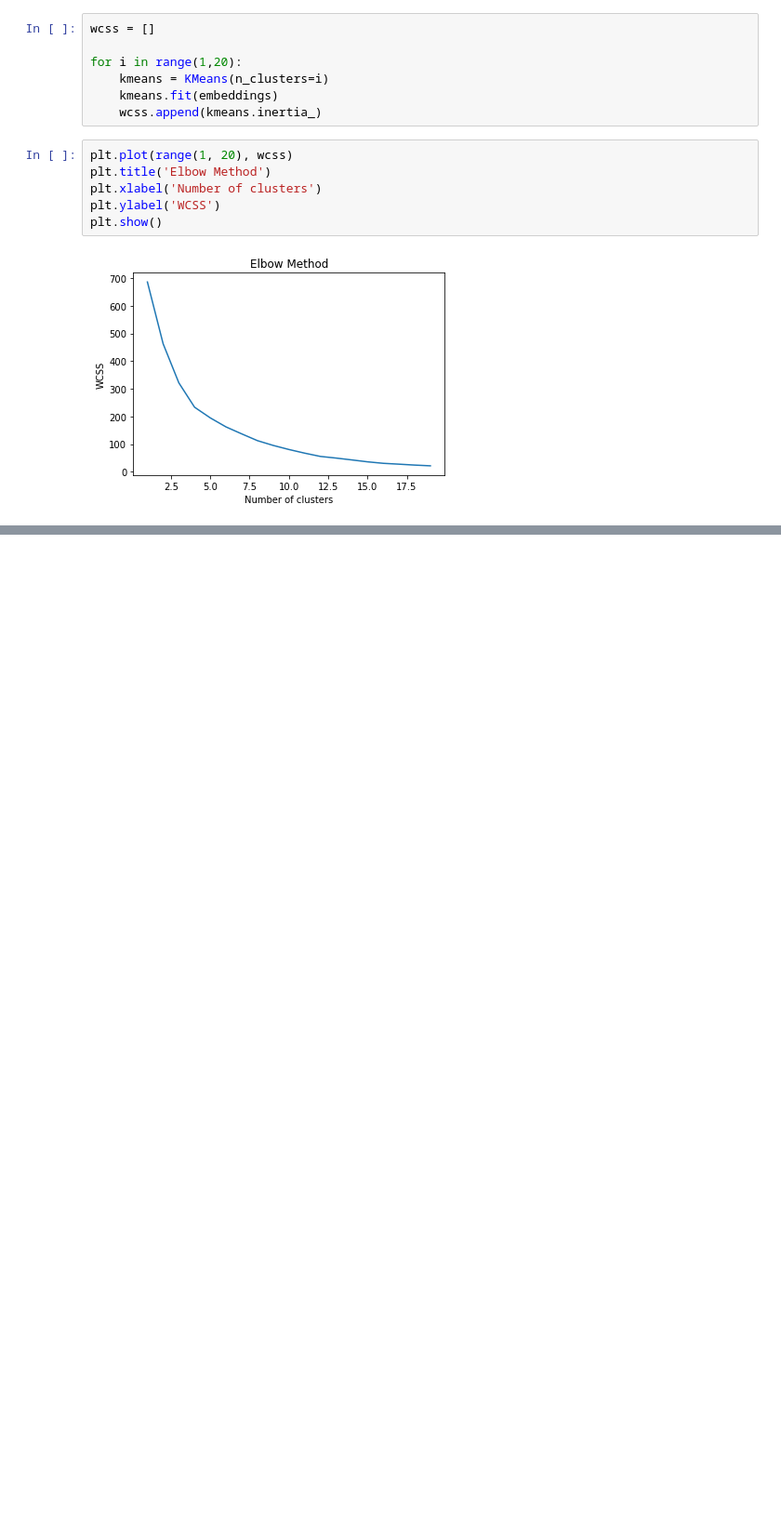
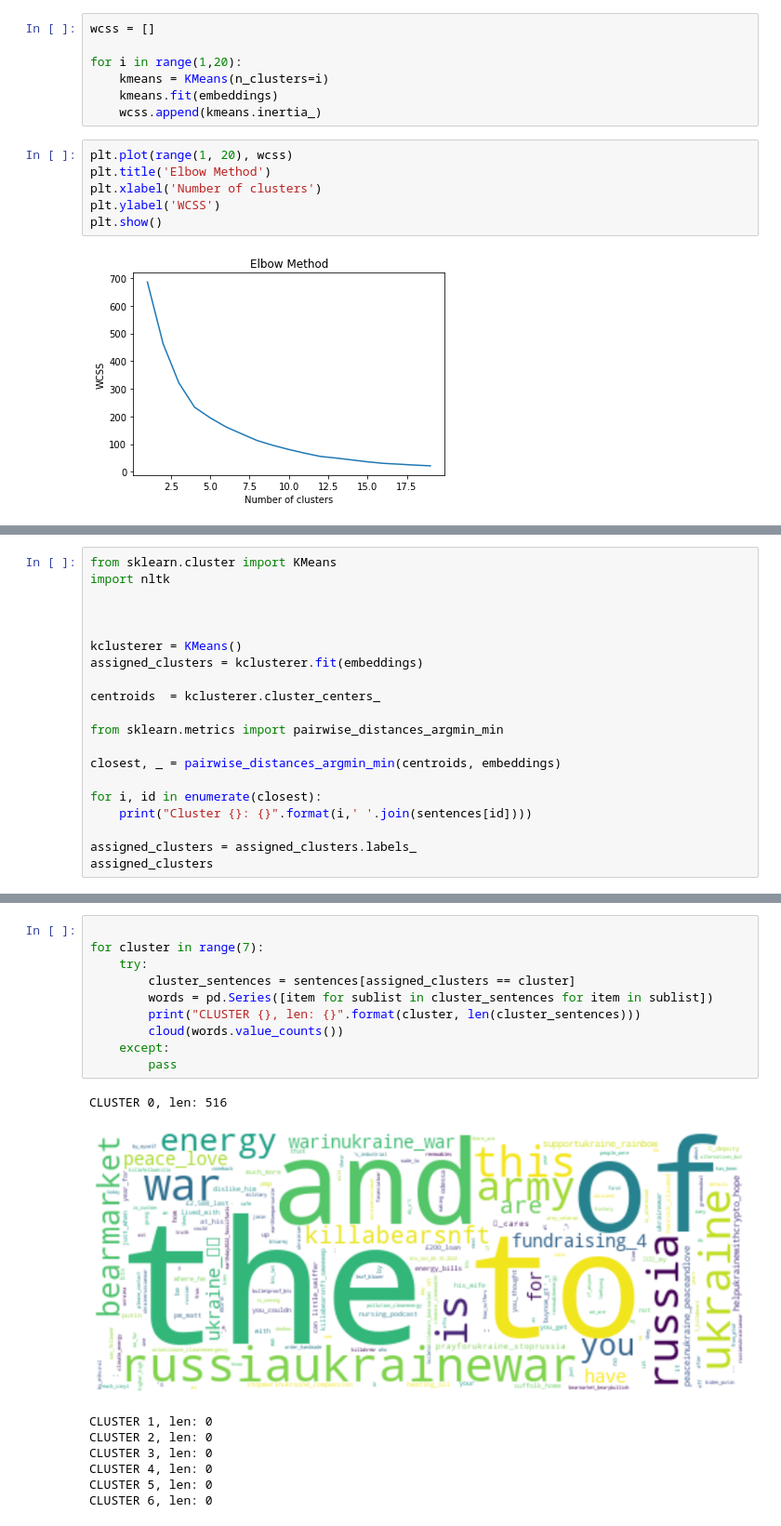
Before and after one commit to fedeghigo/Social-Data-Analysis, a Jupyter notebook: Elaborated Analysis.ipynb, the cells around one changed output, grey strips where cells are left out. Shown at 93% size. Drawn from its saved outputs; the diff is of its cells as text; blank space fills up the shorter version.

```diff
--- a/Elaborated Analysis.ipynb
+++ b/Elaborated Analysis.ipynb
@@ -572,0 +640,20 @@ plt.show()
+# %%
+from sklearn.cluster import KMeans
+import nltk
+
+
+
+kclusterer = KMeans()
+assigned_clusters = kclusterer.fit(embeddings)
+
+centroids  = kclusterer.cluster_centers_
+
+from sklearn.metrics import pairwise_distances_argmin_min
+
+closest, _ = pairwise_distances_argmin_min(centroids, embeddings)
+
+for i, id in enumerate(closest):
+    print("Cluster {}: {}".format(i,' '.join(sentences[id])))
+
+assigned_clusters = assigned_clusters.labels_
+assigned_clusters
@@ -572,0 +686,19 @@ plt.show()
+# %%
+
+for cluster in range(7):
+    try:
+        cluster_sentences = sentences[assigned_clusters == cluster]
+        words = pd.Series([item for sublist in cluster_sentences for item in sublist])
+        print("CLUSTER {}, len: {}".format(cluster, len(cluster_sentences)))
+        cloud(words.value_counts())
+    except:
+        pass
+# %% [output]
+CLUSTER 0, len: 516
+[figure, added]
+CLUSTER 1, len: 0
+CLUSTER 2, len: 0
+CLUSTER 3, len: 0
+CLUSTER 4, len: 0
+CLUSTER 5, len: 0
+CLUSTER 6, len: 0
```
Also changed, not shown: parts of 6 cells of this notebook.
